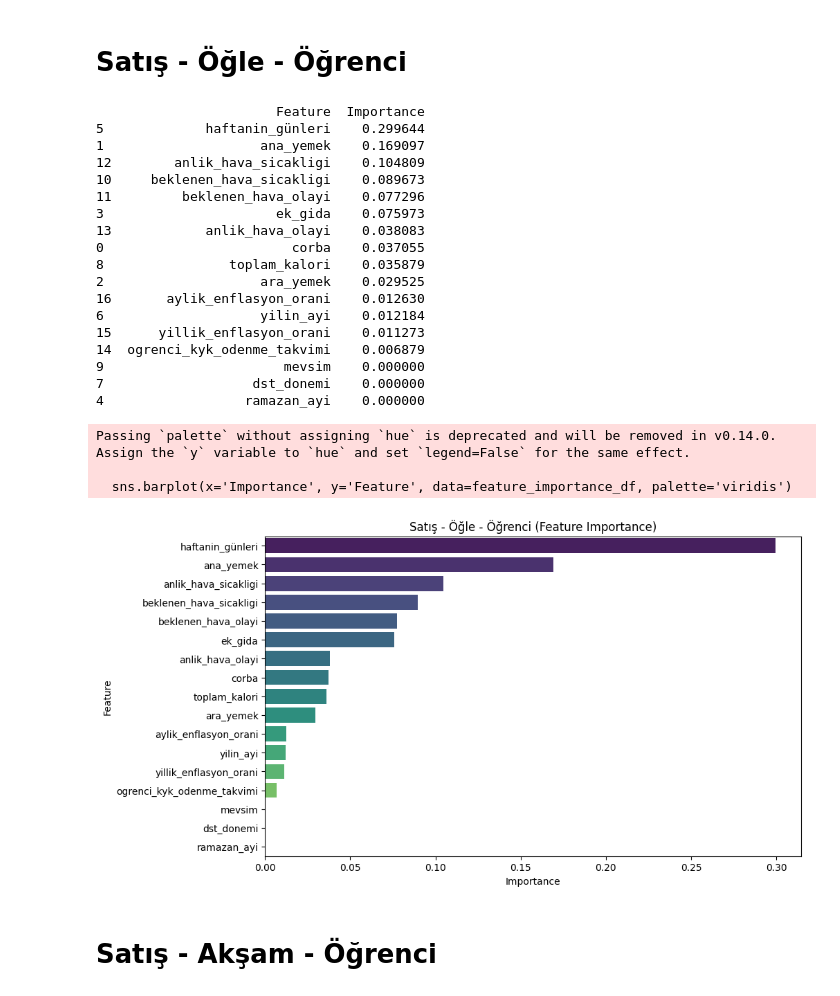
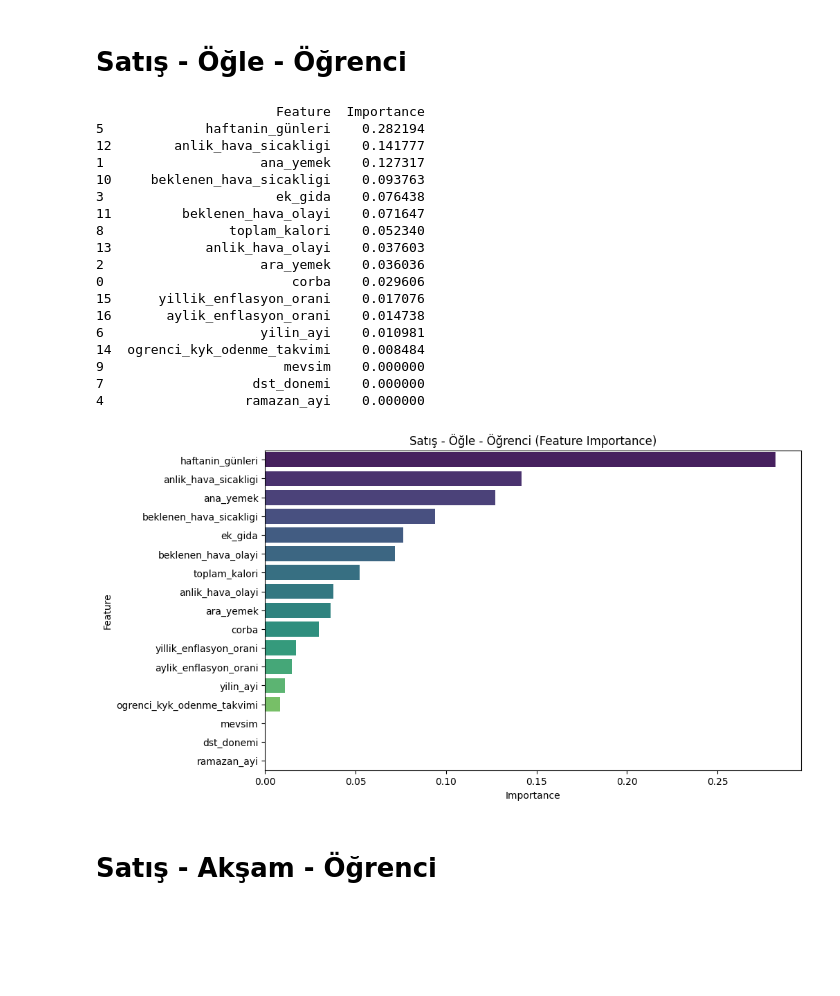
Before and after one commit to merveenbiya/YL_TEZ, a Jupyter notebook: feature_importance.ipynb, the cells around one changed output. Saved outputs shown, nothing was run; the diff lists cells and outputs as text; code cells hidden in the pictures; blank space fills up the shorter version.

```diff
--- a/feature_importance.ipynb
+++ b/feature_importance.ipynb
@@ -218,52 +209,49 @@ data['haftanin_günleri'] = label_encoder.fit_transform(data['haftanin_günleri'
 data['dst_donemi'] = label_encoder.fit_transform(data['dst_donemi'])
 data['mevsim'] = label_encoder.fit_transform(data['mevsim'])
 data['beklenen_hava_olayi'] = label_encoder.fit_transform(data['beklenen_hava_olayi'])
 data['anlik_hava_olayi'] = label_encoder.fit_transform(data['anlik_hava_olayi'])
 
 #print(data)
 
 
 data = data.drop('satis_ogrenci_ogle', axis=1)
 
 model = RandomForestRegressor()
 
 model.fit(data, etiket)
 
 feature_importance = model.feature_importances_
 
 feature_importance_df = pd.DataFrame({'Feature': data.columns, 'Importance': feature_importance})
 
 feature_importance_df = feature_importance_df.sort_values(by='Importance', ascending=False)
 
 print(feature_importance_df)
 
 plt.figure(figsize=(10, 6))
-sns.barplot(x='Importance', y='Feature', data=feature_importance_df, palette='viridis')
+sns.barplot(x='Importance', y='Feature', data=feature_importance_df, hue='Feature', palette='viridis', dodge=False)
 plt.title('Satış - Öğle - Öğrenci (Feature Importance)')
 plt.show()
 # %% [output]
                        Feature  Importance
-5             haftanin_günleri    0.299644
-1                    ana_yemek    0.169097
-12        anlik_hava_sicakligi    0.104809
-10     beklenen_hava_sicakligi    0.089673
-11         beklenen_hava_olayi    0.077296
-3                      ek_gida    0.075973
-13            anlik_hava_olayi    0.038083
-0                        corba    0.037055
-8                toplam_kalori    0.035879
-2                    ara_yemek    0.029525
-16       aylik_enflasyon_orani    0.012630
-6                    yilin_ayi    0.012184
-15      yillik_enflasyon_orani    0.011273
-14  ogrenci_kyk_odenme_takvimi    0.006879
+5             haftanin_günleri    0.282194
+12        anlik_hava_sicakligi    0.141777
+1                    ana_yemek    0.127317
+10     beklenen_hava_sicakligi    0.093763
+3                      ek_gida    0.076438
+11         beklenen_hava_olayi    0.071647
+8                toplam_kalori    0.052340
+13            anlik_hava_olayi    0.037603
+2                    ara_yemek    0.036036
+0                        corba    0.029606
+15      yillik_enflasyon_orani    0.017076
+16       aylik_enflasyon_orani    0.014738
+6                    yilin_ayi    0.010981
+14  ogrenci_kyk_odenme_takvimi    0.008484
 9                       mevsim    0.000000
 7                   dst_donemi    0.000000
 4                  ramazan_ayi    0.000000
-Passing `palette` without assigning `hue` is deprecated and will be removed in v0.14.0. Assign the `y` variable to `hue` and set `legend=False` for the same effect.
-
-  sns.barplot(x='Importance', y='Feature', data=feature_importance_df, palette='viridis')
-[figure, old version]
+[figure, new version]
 # %% [markdown]
 # Satış - Akşam - Öğrenci
 # %%
```
Also changed, not shown: parts of 7 cells of this notebook.
